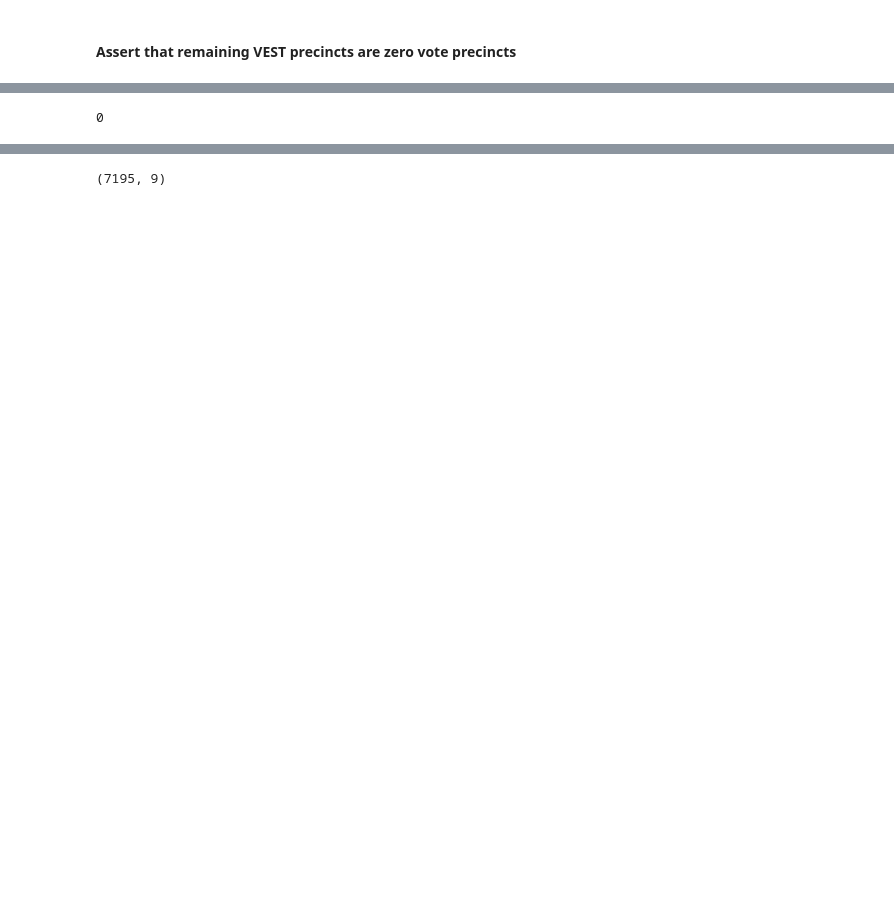
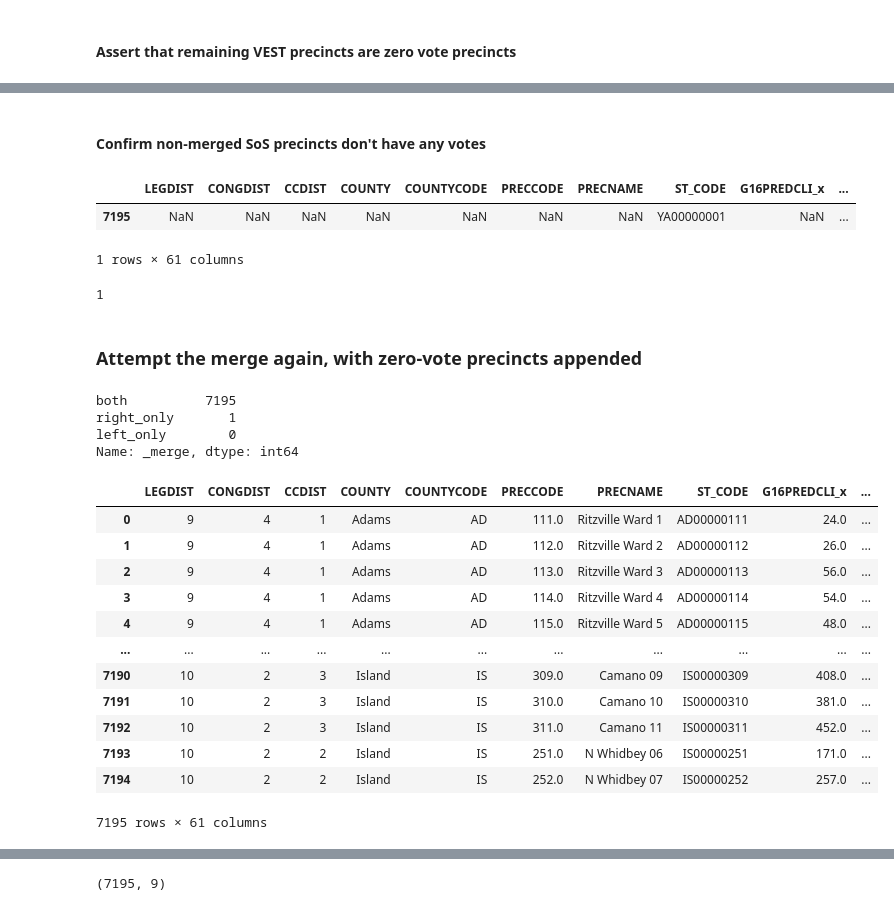
Before and after one commit to nonpartisan-redistricting-datahub/pdv-wa, a Jupyter notebook: vest-wa-2016/VEST-WA-2016-validation.ipynb, the cells around one changed output, grey strips where cells are left out. Saved outputs shown, nothing was run; the diff lists cells and outputs as text; code cells hidden in the pictures; blank space fills up the shorter version.

```diff
--- a/vest-wa-2016/VEST-WA-2016-validation.ipynb
+++ b/vest-wa-2016/VEST-WA-2016-validation.ipynb
@@ -466,8 +512,15 @@ display(right_only)
+# %% [markdown]
+#### Confirm non-merged SoS precincts don't have any votes
+# %%
+display(right_only)
+# %% [output]
+|  | LEGDIST | CONGDIST | CCDIST | COUNTY | COUNTYCODE | PRECCODE | PRECNAME | ST_CODE | G16PREDCLI_x | ... |
+| 7195 | NaN | NaN | NaN | NaN | NaN | NaN | NaN | YA00000001 | NaN | ... |
+1 rows × 61 columns
 # %%
 data_columns = []
 for race in race_codes:
     data_columns.append(race + '_y')
-    data_columns.append(race + '_x')
 empty_precincts = []
 for index, row in right_only.iterrows():
     for race in data_columns:
@@ -478,7 +531,37 @@ for index, row in right_only.iterrows():
         empty_precincts.append(row["ST_CODE"])
 print(len(empty_precincts))
 # %% [output]
-0
+1
+# %% [markdown]
+### Attempt the merge again, with zero-vote precincts appended
+# %%
+join_attempt_two = pd.merge(wa_vest, final_df, how="outer", on="ST_CODE", indicator=True)
+print(join_attempt_two["_merge"].value_counts())
+
+right_only = join_attempt_two[join_attempt_two["_merge"]=="right_only"]
+left_only = join_attempt_two[join_attempt_two["_merge"]=="left_only"]
+election_merge = join_attempt_two[join_attempt_two["_merge"]=="both"]
+# %% [output]
+both          7195
+right_only       1
+left_only        0
+Name: _merge, dtype: int64
+# %%
+display(election_merge)
+# %% [output]
+|  | LEGDIST | CONGDIST | CCDIST | COUNTY | COUNTYCODE | PRECCODE | PRECNAME | ST_CODE | G16PREDCLI_x | ... |
+| 0 | 9 | 4 | 1 | Adams | AD | 111.0 | Ritzville Ward 1 | AD00000111 | 24.0 | ... |
+| 1 | 9 | 4 | 1 | Adams | AD | 112.0 | Ritzville Ward 2 | AD00000112 | 26.0 | ... |
+| 2 | 9 | 4 | 1 | Adams | AD | 113.0 | Ritzville Ward 3 | AD00000113 | 56.0 | ... |
+| 3 | 9 | 4 | 1 | Adams | AD | 114.0 | Ritzville Ward 4 | AD00000114 | 54.0 | ... |
+| 4 | 9 | 4 | 1 | Adams | AD | 115.0 | Ritzville Ward 5 | AD00000115 | 48.0 | ... |
+| ... | ... | ... | ... | ... | ... | ... | ... | ... | ... | ... |
+| 7190 | 10 | 2 | 3 | Island | IS | 309.0 | Camano 09 | IS00000309 | 408.0 | ... |
+| 7191 | 10 | 2 | 3 | Island | IS | 310.0 | Camano 10 | IS00000310 | 381.0 | ... |
+| 7192 | 10 | 2 | 3 | Island | IS | 311.0 | Camano 11 | IS00000311 | 452.0 | ... |
+| 7193 | 10 | 2 | 2 | Island | IS | 251.0 | N Whidbey 06 | IS00000251 | 171.0 | ... |
+| 7194 | 10 | 2 | 2 | Island | IS | 252.0 | N Whidbey 07 | IS00000252 | 257.0 | ... |
+7195 rows × 61 columns
 # %%
 def validater_row (df, column_List):
     matching_rows = 0
```
Also changed, not shown: parts of 56 cells of this notebook, 3 other files.
